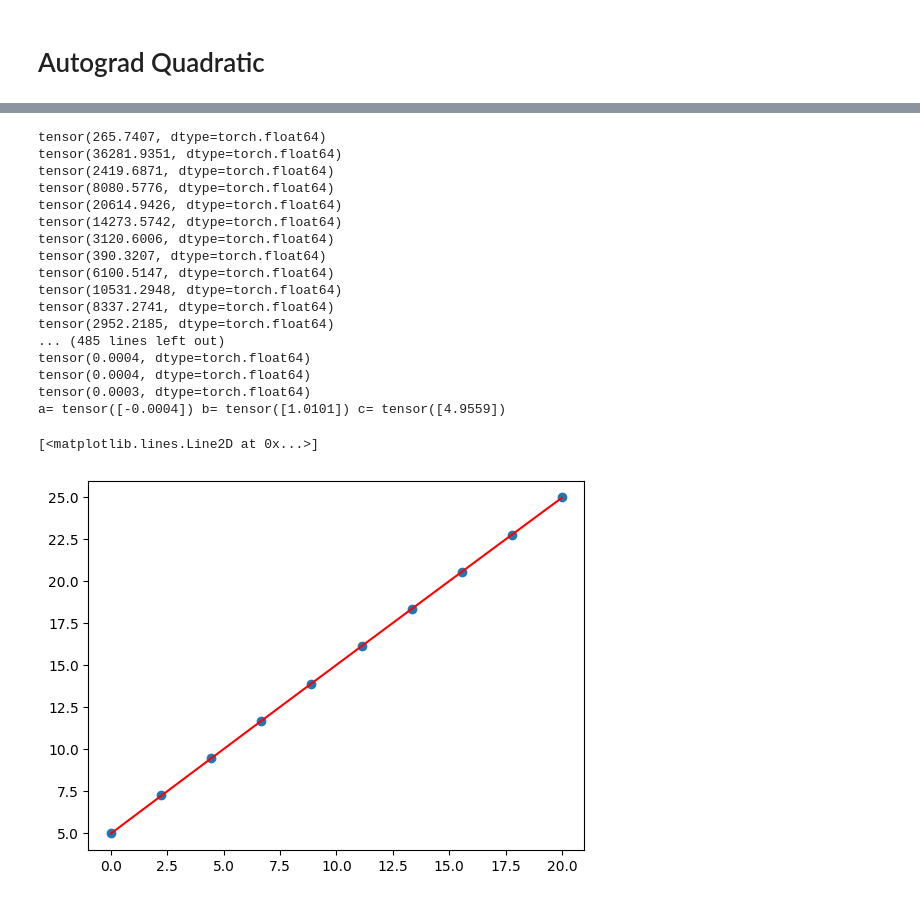
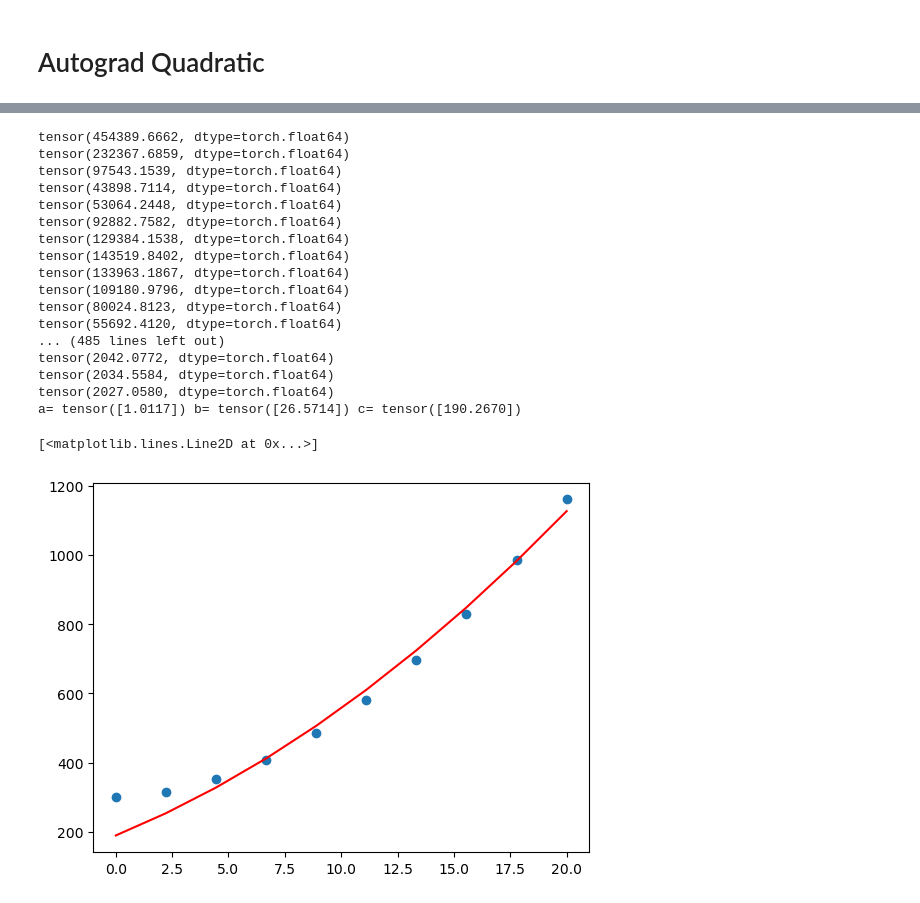
Before and after one commit to candrewlee14/zgml, a Jupyter notebook: torch.ipynb, the cells around one changed output, grey strips where cells are left out. Cells and saved outputs as stored; diff of their text form; code cells hidden in the pictures.

```diff
--- a/torch.ipynb
+++ b/torch.ipynb
@@ -30,7 +30,7 @@ poly1d([-2.66900469e-17,  1.00000000e+00,  5.00000000e+00])
 # %% [markdown]
 # Autograd Quadratic
 # %%
-class LinearModel:
+class QuadraticModel:
     def __init__(self, a=0, b=0, c=0):
         self.a = torch.Tensor([a])
         self.b = torch.Tensor([b])
@@ -39,6 +39,7 @@ class LinearModel:
         self.b.requires_grad = True
         self.c.requires_grad = True
         self.params = [self.a, self.b, self.c]
+        self.momentum = [torch.zeros_like(param) for param in self.params]
         self.out = None
         self.loss = None
 
@@ -52,13 +53,17 @@ class LinearModel:
             self.a -= lr * self.a.grad
             self.b -= lr * self.b.grad
             self.c -= lr * self.c.grad
+            for momentum, param in zip(self.momentum, self.params):
+                momentum *= 0.9
+                momentum += param.grad
+                param -= lr * momentum
             for param in self.params:
                 param.grad.zero_()
 
 n = 10
 time = torch.from_numpy(np.linspace(0, 20, n)) # x
 speed = torch.from_numpy(np.linspace(5, 25, n)) # y = 0x^2 + 1x + 5
-model = LinearModel(a=0, b=1, c=1)
+model = QuadraticModel(a=0, b=1, c=1)
 lr = 1e-5
 for i in range(1000):
     model.compute(time, speed)
@@ -93,55 +98,58 @@ a= tensor([0.0142]) b= tensor([1.0138]) c= tensor([1.0038])
 # %%
 
-class LinearModel:
+class PolyModelOptim:
     def __init__(self, a=0, b=0, c=0):
         self.a = torch.Tensor([a])
         self.b = torch.Tensor([b])
         self.c = torch.Tensor([c])
         self.a.requires_grad = True
         self.b.requires_grad = True
         self.c.requires_grad = True
         self.params = [self.a, self.b, self.c]
         self.out = None
         self.loss = None
 
     def compute(self, time, speed):
         self.out = self.a * time ** 2 + self.b * time + self.c
         self.loss = torch.mean((self.out - speed) ** 2)
 
     def step(self, optimizer):
         optimizer.zero_grad()
         self.loss.backward()
         optimizer.step()
 
-model = LinearModel(a=0, b=0, c=0)
+model = PolyModelOptim(a=0, b=0, c=0)
 optimizer = torch.optim.Adam(model.params, lr=1)
+n = 10
+time = torch.from_numpy(np.linspace(0, 20, n)) # x
+speed = 2*time**2 + 3*time + 300
 
 for i in range(500):
     model.compute(time, speed)
     model.step(optimizer)
     print(model.loss.data)
 
 print("a=", model.a.data, "b=", model.b.data, "c=", model.c.data)
 plt.plot(time.numpy(), speed.numpy(), 'o')
 plt.plot(time.numpy(), model.out.data.numpy(), 'r-')
 # %% [output]
-tensor(265.7407, dtype=torch.float64)
-tensor(36281.9351, dtype=torch.float64)
-tensor(2419.6871, dtype=torch.float64)
-tensor(8080.5776, dtype=torch.float64)
-tensor(20614.9426, dtype=torch.float64)
-tensor(14273.5742, dtype=torch.float64)
-tensor(3120.6006, dtype=torch.float64)
-tensor(390.3207, dtype=torch.float64)
-tensor(6100.5147, dtype=torch.float64)
-tensor(10531.2948, dtype=torch.float64)
-tensor(8337.2741, dtype=torch.float64)
-tensor(2952.2185, dtype=torch.float64)
+tensor(454389.6662, dtype=torch.float64)
+tensor(232367.6859, dtype=torch.float64)
+tensor(97543.1539, dtype=torch.float64)
+tensor(43898.7114, dtype=torch.float64)
+tensor(53064.2448, dtype=torch.float64)
+tensor(92882.7582, dtype=torch.float64)
+tensor(129384.1538, dtype=torch.float64)
+tensor(143519.8402, dtype=torch.float64)
+tensor(133963.1867, dtype=torch.float64)
+tensor(109180.9796, dtype=torch.float64)
+tensor(80024.8123, dtype=torch.float64)
+tensor(55692.4120, dtype=torch.float64)
 ... (485 lines left out)
-tensor(0.0004, dtype=torch.float64)
-tensor(0.0004, dtype=torch.float64)
-tensor(0.0003, dtype=torch.float64)
-a= tensor([-0.0004]) b= tensor([1.0101]) c= tensor([4.9559])
+tensor(2042.0772, dtype=torch.float64)
+tensor(2034.5584, dtype=torch.float64)
+tensor(2027.0580, dtype=torch.float64)
+a= tensor([1.0117]) b= tensor([26.5714]) c= tensor([190.2670])
 [<matplotlib.lines.Line2D at 0x...>]
-[figure, old version]
+[figure, new version]
 # %%
```
Also changed, not shown: parts of 6 cells of this notebook, 2 other files.
